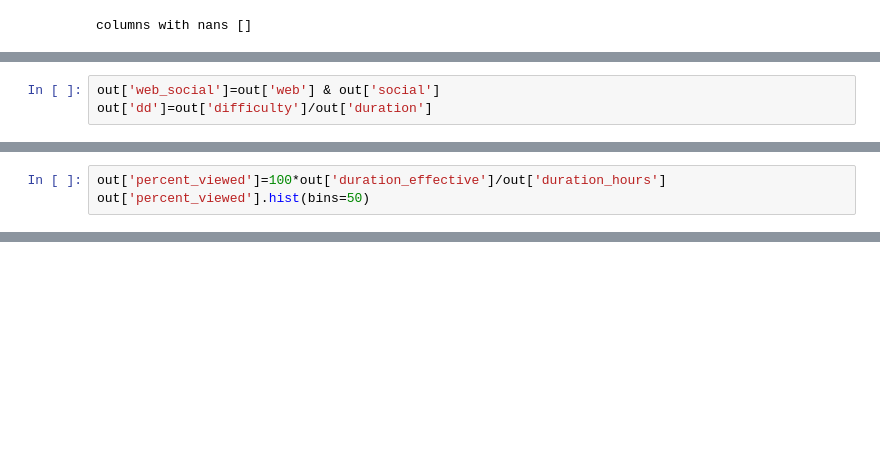
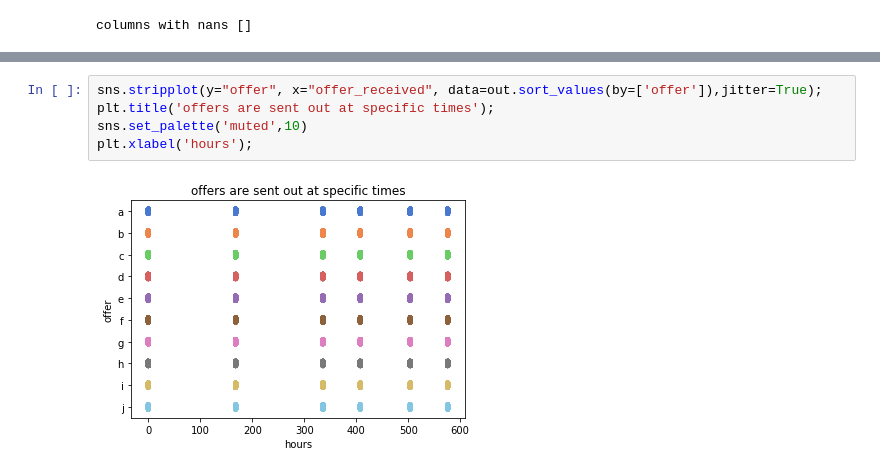
Before and after one commit to marco-bellini/Starbucks_capstone, a Jupyter notebook: 01_FE_EDA_offers.ipynb, the cells around one changed output, grey strips where cells are left out. Saved outputs shown, nothing was run; the diff lists cells and outputs as text; blank space fills up the shorter version.

```diff
--- a/01_FE_EDA_offers.ipynb
+++ b/01_FE_EDA_offers.ipynb
@@ -213,3 +147,0 @@ cmp_facets(out,'web','mobile','social','completed')
-# %%
-out['web_social']=out['web'] & out['social']
-out['dd']=out['difficulty']/out['duration']
@@ -576,3 +147,0 @@ plt.legend(loc=2);
-# %%
-out['percent_viewed']=100*out['duration_effective']/out['duration_hours']
-out['percent_viewed'].hist(bins=50)
@@ -675,0 +155,7 @@ profile_all.income[profile_all.income<40000].hist(bins=100)
+# %%
+sns.stripplot(y="offer", x="offer_received", data=out.sort_values(by=['offer']),jitter=True);
+plt.title('offers are sent out at specific times');
+sns.set_palette('muted',10)
+plt.xlabel('hours');
+# %% [output]
+[figure, added]
```
Also changed, not shown: parts of 105 cells of this notebook, 3 other files.
